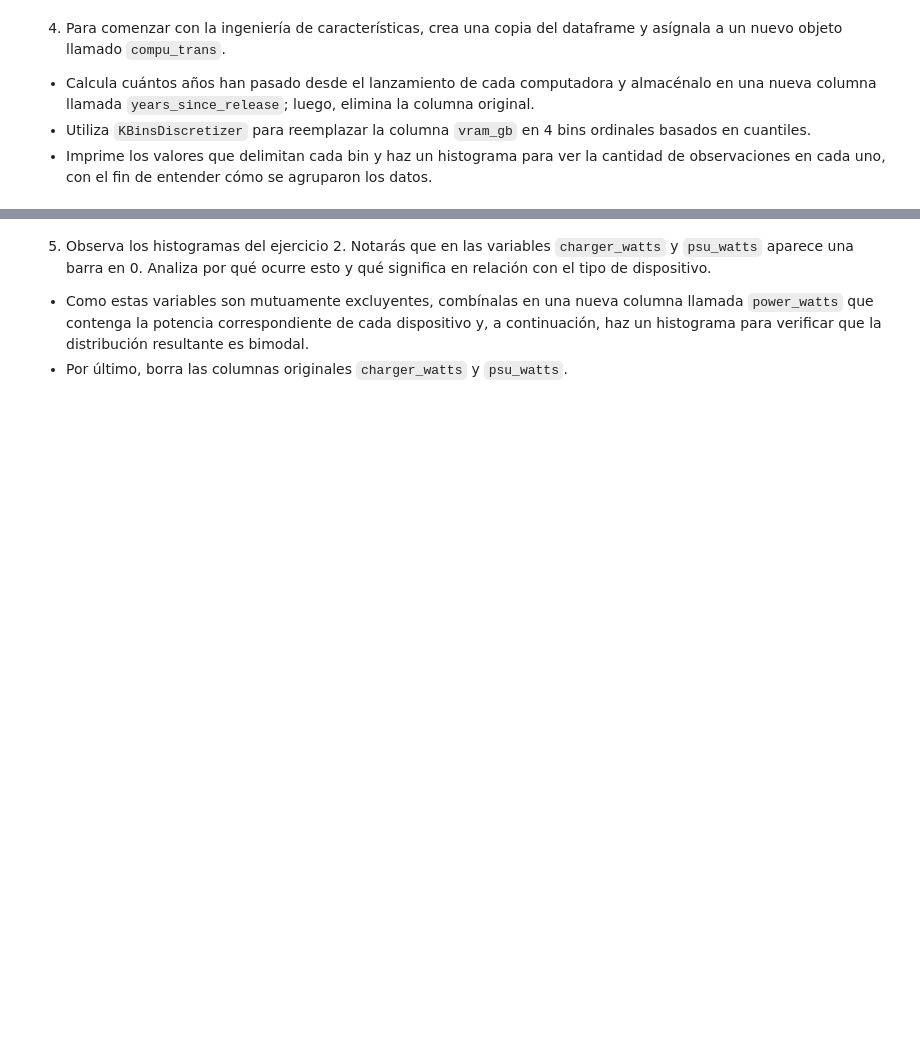
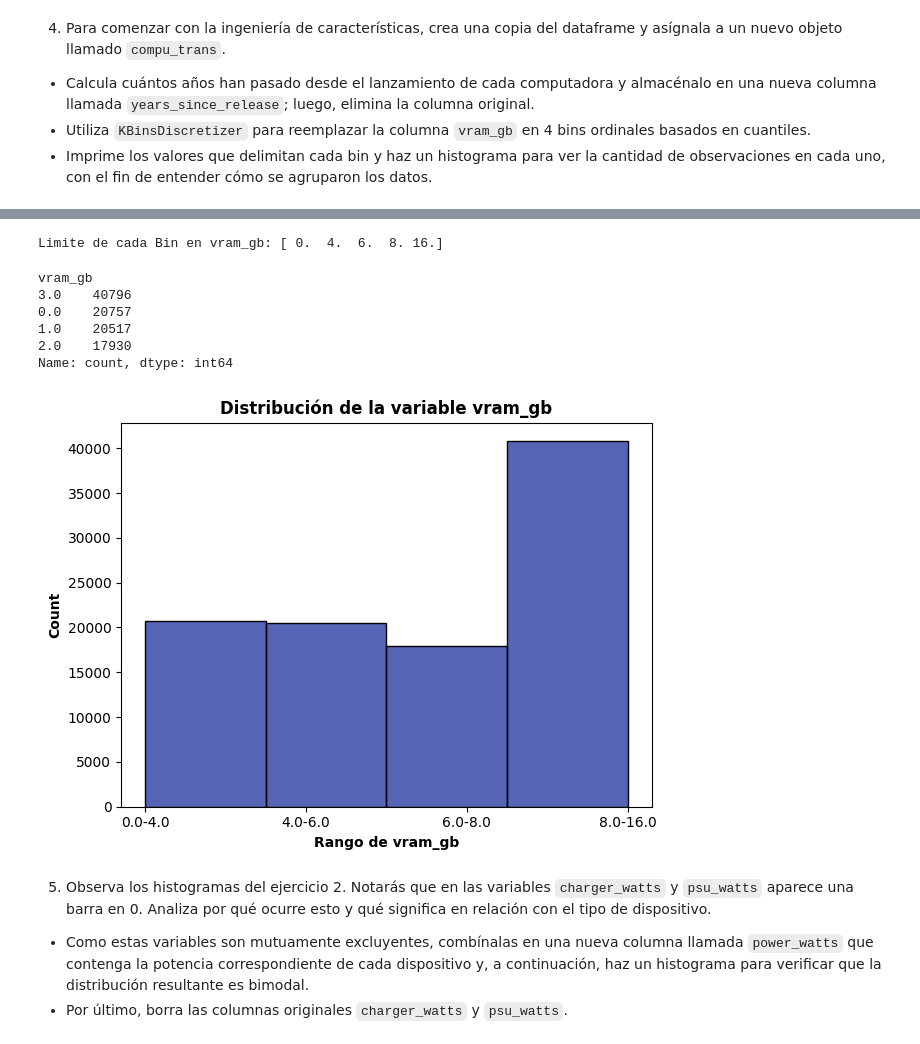
Before and after one commit to carloshgalvan95/Ciencia_Analitica_Datos, a Jupyter notebook: Modules/03_module/actividades/06_actividad/Actividad6FE.ipynb, the cells around one changed output, grey strips where cells are left out. Drawn from its saved outputs; the diff is of its cells as text; code cells hidden in the pictures; blank space fills up the shorter version.

```diff
--- a/Modules/03_module/actividades/06_actividad/Actividad6FE.ipynb
+++ b/Modules/03_module/actividades/06_actividad/Actividad6FE.ipynb
@@ -437,3 +437,16 @@ vars_a_conservar = [
 * Calcula cuántos años han pasado desde el lanzamiento de cada computadora y almacénalo en una nueva columna llamada `years_since_release`; luego, elimina la columna original.
 * Utiliza `KBinsDiscretizer` para reemplazar la columna `vram_gb` en 4 bins ordinales basados en cuantiles.
 * Imprime los valores que delimitan cada bin y haz un histograma para ver la cantidad de observaciones en cada uno, con el fin de entender cómo se agruparon los datos.
+# %%
+# Crear una copia del DataFrame
+compu_trans = compu_df.copy()
+
+# Crear columna years_since_release
+compu_trans["years_since_release"] = date.today().year - compu_trans["release_year"]
+
+# Eliminar columna original, evitar errores en caso de correr por error el mismo bloque de codigo
+try:
+    compu_trans.drop(columns = ["release_year"], inplace = True)
+    print("Columna release_year eliminada")
+except:
+    print("Columna release_year previamente eliminada")
@@ -440,3 +468,45 @@ vars_a_conservar = [
+# %%
+# Generar agrupamientos para vram_gb
+# Definir el discretizador, pasamos el argumento quantile_method para evitar el warning
+kbins = KBinsDiscretizer(n_bins = 4, encode='ordinal', strategy='quantile', quantile_method='averaged_inverted_cdf')
+
+# Transformar columna usamos [[]] para pasar una matriz 2D
+compu_trans["vram_gb"] = kbins.fit_transform(compu_trans[["vram_gb"]])
+# %%
+# Valores que delimitan cada Bin
+print(f"Limite de cada Bin en vram_gb: {kbins.bin_edges_[0]}")
+# %% [output]
+Limite de cada Bin en vram_gb: [ 0.  4.  6.  8. 16.]
+# %%
+compu_trans.vram_gb.value_counts()
+# %% [output]
+vram_gb
+3.0    40796
+0.0    20757
+1.0    20517
+2.0    17930
+Name: count, dtype: int64
+# %%
+sns.histplot(
+    compu_trans["vram_gb"],
+    stat='count',
+    bins=4,
+    color='#1c309d',
+    edgecolor='black'
+)
+plt.title('Distribución de la variable vram_gb', fontweight='bold')
+
+# Etiquetas con los rangos de los bins
+bin_edges = kbins.bin_edges_[0]
+bin_labels = [f"{bin_edges[i]:.1f}-{bin_edges[i+1]:.1f}" for i in range(len(bin_edges)-1)]
+plt.xticks(ticks=range(4), labels=bin_labels)
+
+plt.xlabel('Rango de vram_gb', fontweight='bold')
+plt.ylabel('Count', fontweight='bold')
+plt.tight_layout()
+plt.show()
+# %% [output]
+[figure, added]
 # %% [markdown]
 5. Observa los histogramas del ejercicio 2. Notarás que en las variables `charger_watts` y `psu_watts` aparece una barra en 0. Analiza por qué ocurre esto y qué significa en relación con el tipo de dispositivo.
 * Como estas variables son mutuamente excluyentes, combínalas en una nueva columna llamada `power_watts` que contenga la potencia correspondiente de cada dispositivo y, a continuación, haz un histograma para verificar que la distribución resultante es bimodal.
```
Also changed, not shown: parts of 8 cells of this notebook.
